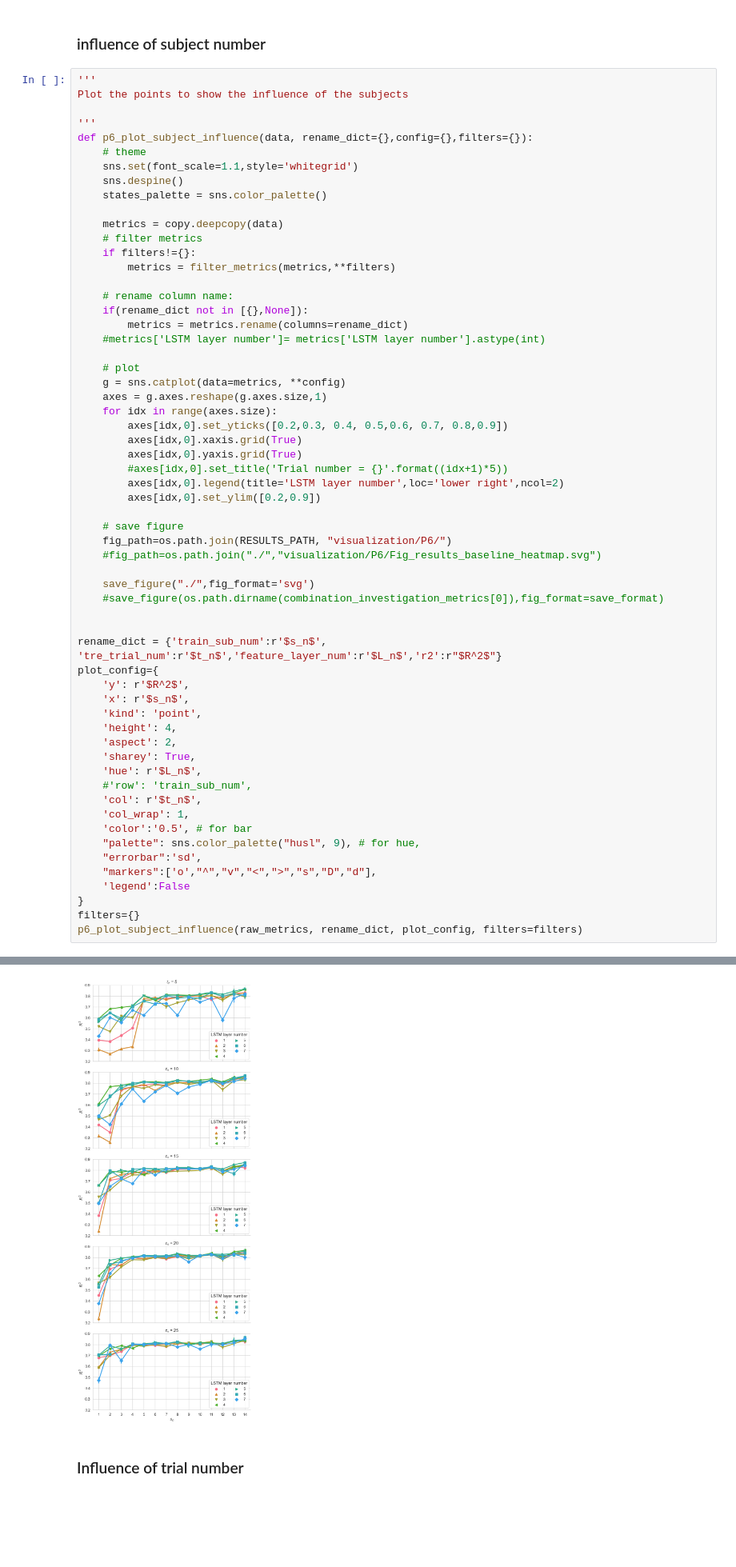
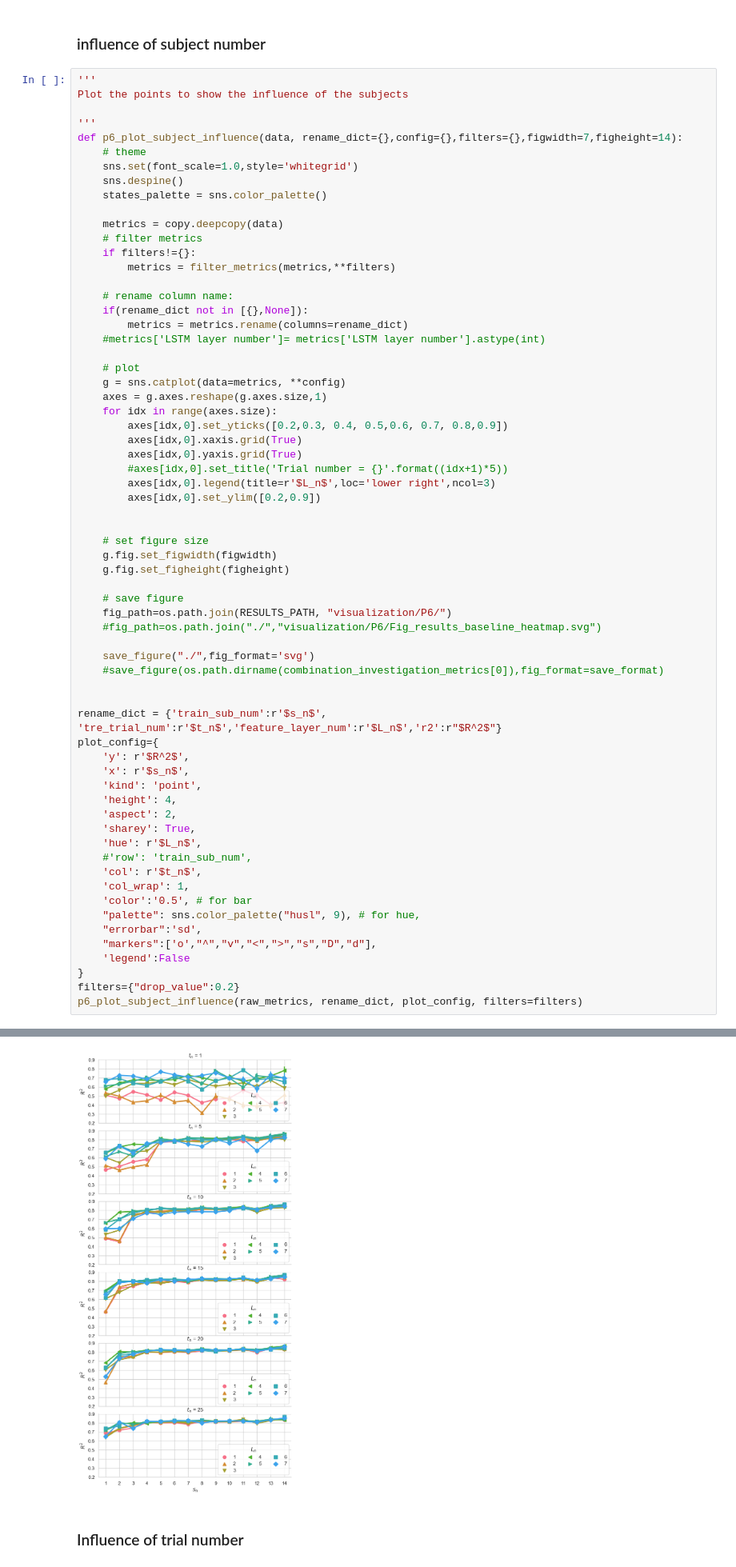
Before and after one commit to sunzhon/transfer_learning_for_droplanding, a Jupyter notebook: jupyter-lab/P6_figure_results_v2.ipynb, the cells around one changed output, grey strips where cells are left out. Shown at 80% size. Saved outputs shown, nothing was run; the diff lists cells and outputs as text; blank space fills up the shorter version.

```diff
--- a/jupyter-lab/P6_figure_results_v2.ipynb
+++ b/jupyter-lab/P6_figure_results_v2.ipynb
@@ -92,9 +70,9 @@ metrics = parse_list_investigation_metrics(combination_investigation_results,**f
 Plot the points to show the influence of the subjects
 
 '''
-def p6_plot_subject_influence(data, rename_dict={},config={},filters={}):
+def p6_plot_subject_influence(data, rename_dict={},config={},filters={},figwidth=7,figheight=14):
     # theme
-    sns.set(font_scale=1.1,style='whitegrid')
+    sns.set(font_scale=1.0,style='whitegrid')
     sns.despine()
     states_palette = sns.color_palette()
 
@@ -116,8 +94,13 @@ def p6_plot_subject_influence(data, rename_dict={},config={},filters={}):
         axes[idx,0].xaxis.grid(True)
         axes[idx,0].yaxis.grid(True)
         #axes[idx,0].set_title('Trial number = {}'.format((idx+1)*5))
-        axes[idx,0].legend(title='LSTM layer number',loc='lower right',ncol=2)
+        axes[idx,0].legend(title=r'$L_n$',loc='lower right',ncol=3)
         axes[idx,0].set_ylim([0.2,0.9])
+
+
+    # set figure size
+    g.fig.set_figwidth(figwidth)
+    g.fig.set_figheight(figheight)
 
     # save figure
     fig_path=os.path.join(RESULTS_PATH, "visualization/P6/")
@@ -145,6 +128,6 @@ plot_config={
     "markers":['o',"^","v","<",">","s","D","d"],
     'legend':False
 }
-filters={}
+filters={"drop_value":0.2}
 p6_plot_subject_influence(raw_metrics, rename_dict, plot_config, filters=filters)
 # %% [output]
@@ -152,4 +136,4 @@ p6_plot_subject_influence(raw_metrics, rename_dict, plot_config, filters=filters
-[figure, old version]
+[figure, new version]
 # %% [markdown]
 ### Influence of trial number
 # %%
```
Also changed, not shown: parts of 20 cells of this notebook, 2 other files.
